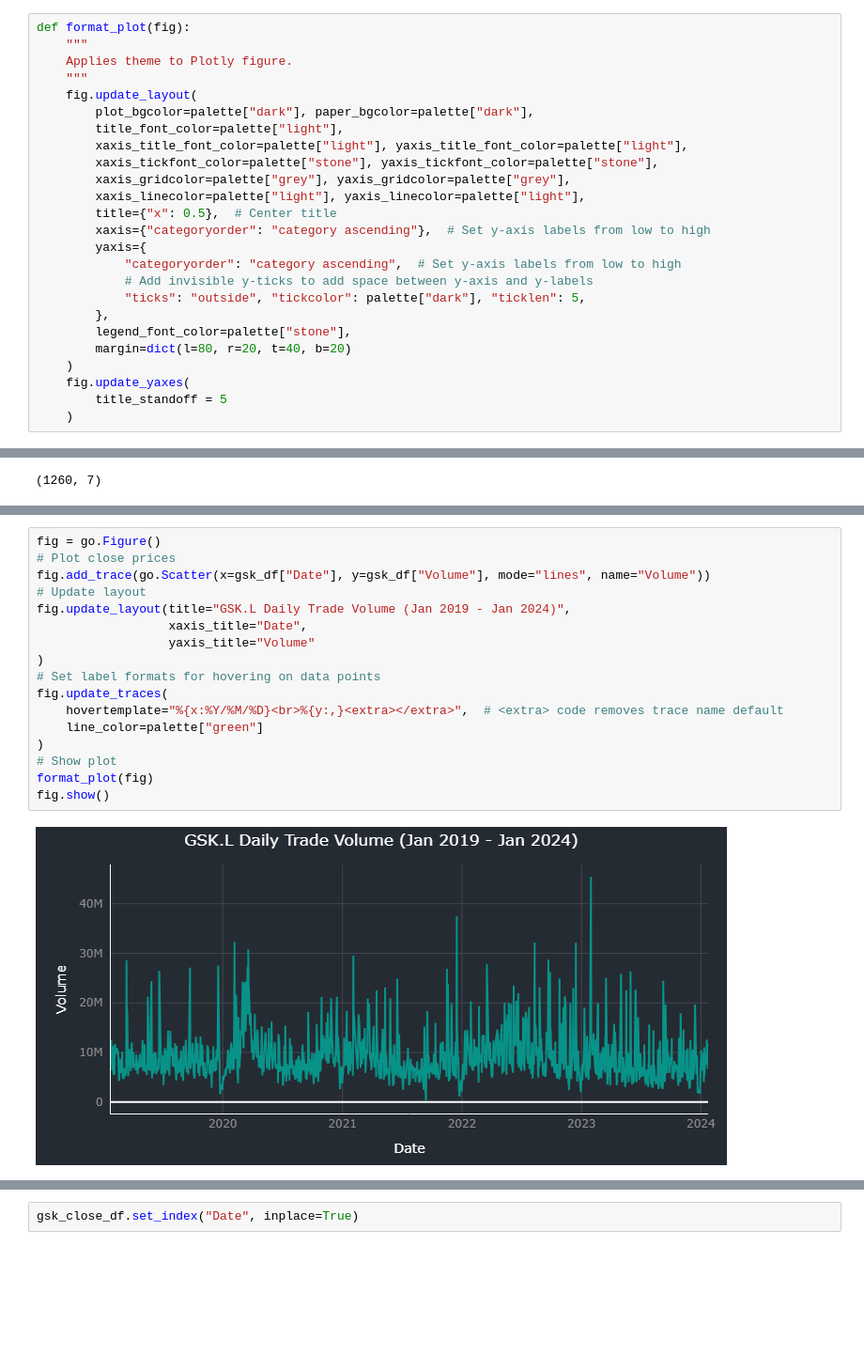
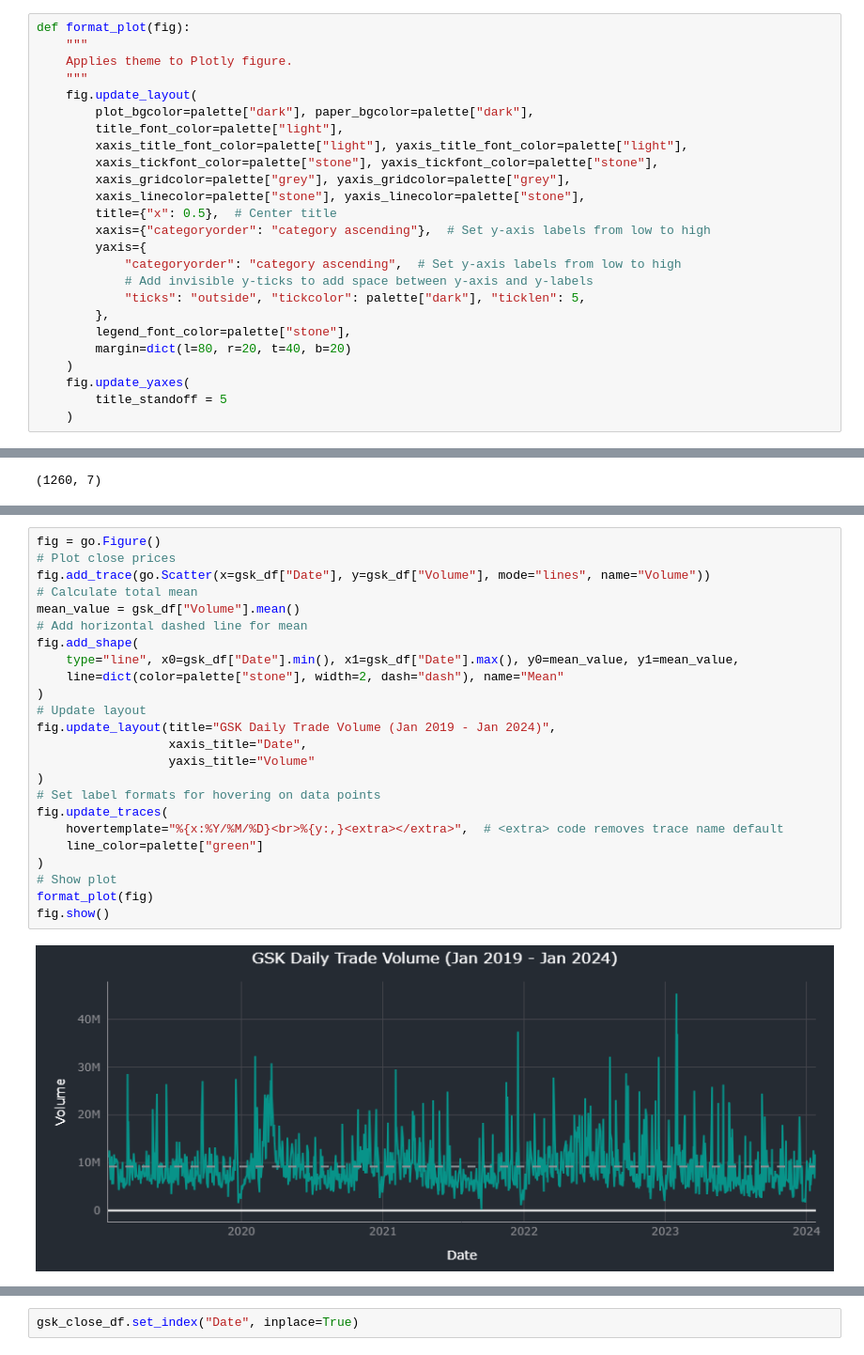
Before and after one commit to essteer/tick-predict, a Jupyter notebook: src/arima.ipynb, the cells around one changed output, grey strips where cells are left out. Shown at 94% size. Saved outputs shown, nothing was run; the diff lists cells and outputs as text; blank space fills up the shorter version.

```diff
--- a/src/arima.ipynb
+++ b/src/arima.ipynb
@@ -35,7 +35,7 @@ def format_plot(fig):
         xaxis_title_font_color=palette["light"], yaxis_title_font_color=palette["light"],
         xaxis_tickfont_color=palette["stone"], yaxis_tickfont_color=palette["stone"],
         xaxis_gridcolor=palette["grey"], yaxis_gridcolor=palette["grey"],
-        xaxis_linecolor=palette["light"], yaxis_linecolor=palette["light"],
+        xaxis_linecolor=palette["stone"], yaxis_linecolor=palette["stone"],
         title={"x": 0.5},  # Center title
         xaxis={"categoryorder": "category ascending"},  # Set y-axis labels from low to high
         yaxis={
@@ -131,20 +140,27 @@ fig.show()
 # %%
 fig = go.Figure()
 # Plot close prices
 fig.add_trace(go.Scatter(x=gsk_df["Date"], y=gsk_df["Volume"], mode="lines", name="Volume"))
+# Calculate total mean
+mean_value = gsk_df["Volume"].mean()
+# Add horizontal dashed line for mean
+fig.add_shape(
+    type="line", x0=gsk_df["Date"].min(), x1=gsk_df["Date"].max(), y0=mean_value, y1=mean_value,
+    line=dict(color=palette["stone"], width=2, dash="dash"), name="Mean"
+)
 # Update layout
-fig.update_layout(title="GSK.L Daily Trade Volume (Jan 2019 - Jan 2024)",
+fig.update_layout(title="GSK Daily Trade Volume (Jan 2019 - Jan 2024)",
                   xaxis_title="Date",
                   yaxis_title="Volume"
 )
 # Set label formats for hovering on data points
 fig.update_traces(
     hovertemplate="%{x:%Y/%M/%D}<br>%{y:,}<extra></extra>",  # <extra> code removes trace name default
     line_color=palette["green"]
 )
 # Show plot
 format_plot(fig)
 fig.show()
 # %% [output]
-[figure, old version]
+[figure, new version]
 # %% [markdown]
```
Also changed, not shown: parts of 61 cells of this notebook.
